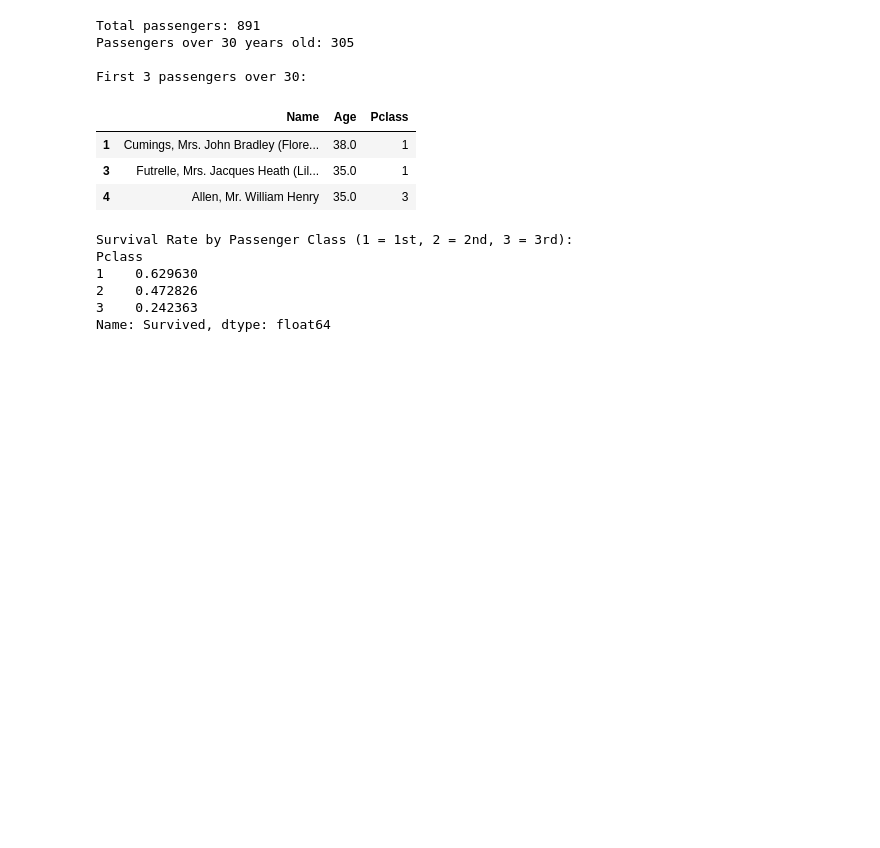
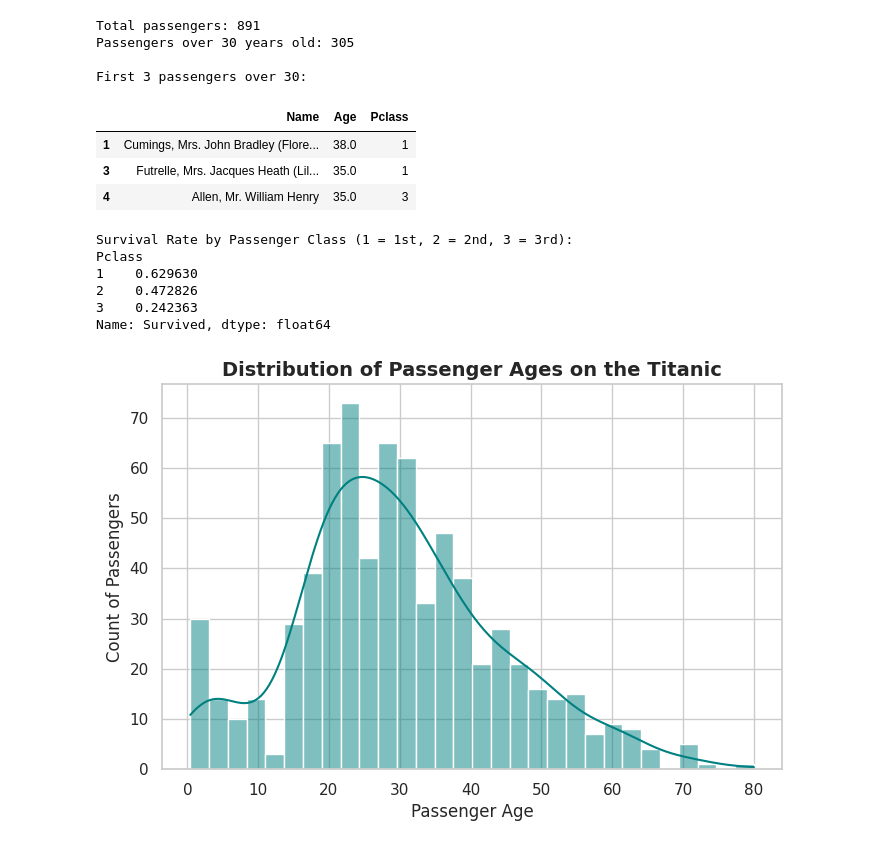
Before and after one commit to mohimrahaman/bme-research-prep, a Jupyter notebook: Day_2_NumPy_Practice.ipynb, the cells around one changed output. Cells and saved outputs as stored; diff of their text form; code cells hidden in the pictures; blank space fills up the shorter version.

```diff
--- a/Day_2_NumPy_Practice.ipynb
+++ b/Day_2_NumPy_Practice.ipynb
@@ -160,3 +160,26 @@ Pclass
 2    0.472826
 3    0.242363
 Name: Survived, dtype: float64
+# %%
+import matplotlib.pyplot as plt
+import seaborn as sns
+
+# Set a clean default style for all our plots
+sns.set_theme(style="whitegrid")
+# %%
+# Create a figure and axis with a specific size (8 inches wide, 5 inches high)
+plt.figure(figsize=(8, 5))
+
+# Plot a histogram of passenger ages using Seaborn
+# 'kde=True' adds a smooth density curve over the bars
+sns.histplot(data=df, x='Age', kde=True, color='teal', bins=30)
+
+# Properly label the axes and add a title
+plt.xlabel('Passenger Age', fontsize=12)
+plt.ylabel('Count of Passengers', fontsize=12)
+plt.title('Distribution of Passenger Ages on the Titanic', fontsize=14, fontweight='bold')
+
+# Display the plot cleanly
+plt.show()
+# %% [output]
+[figure, added]
```
Also changed, not shown: parts of 1 cell of this notebook.
